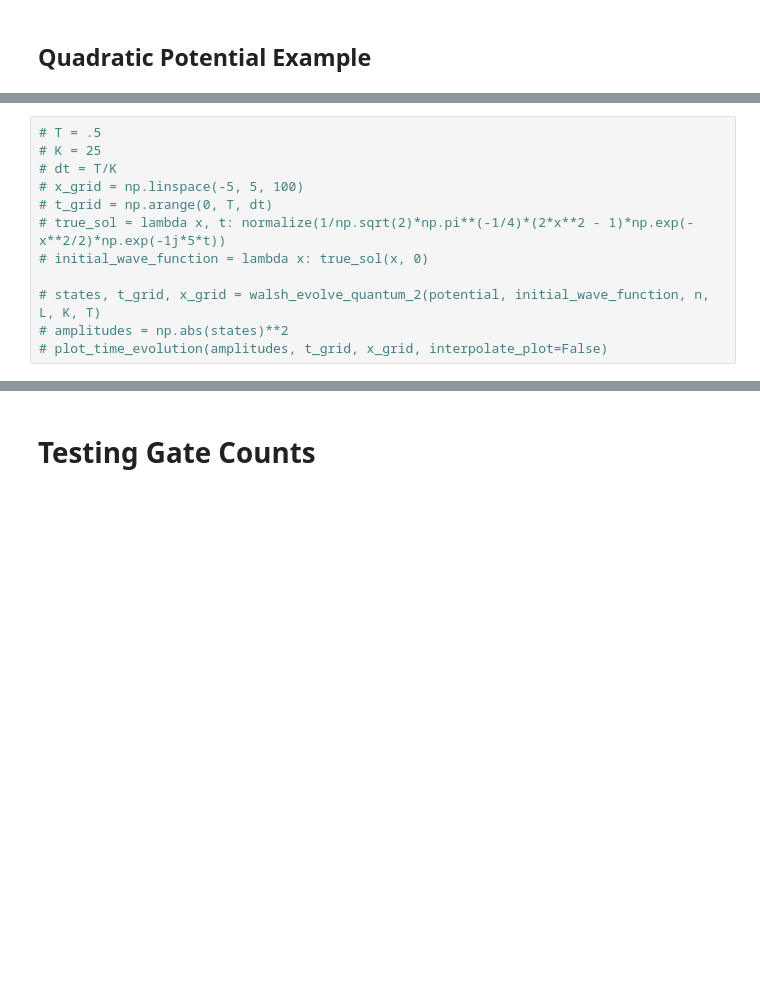
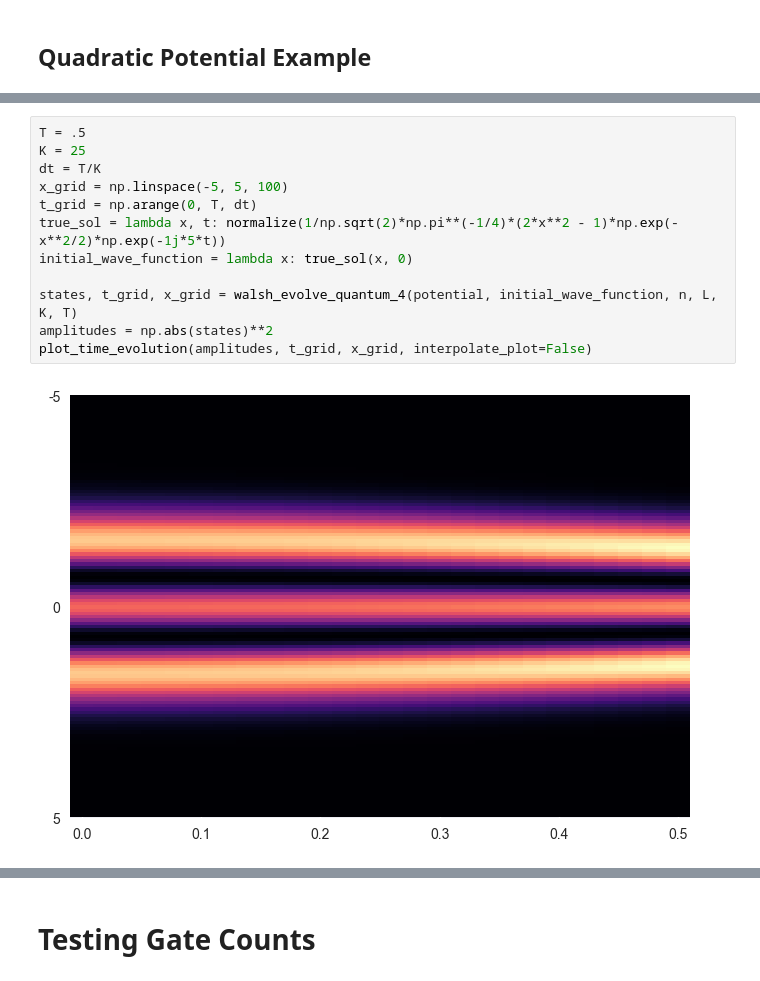
Before and after one commit to samco7/digital-quantum-simulation, a Jupyter notebook: welch/walsh_quantum_runs.ipynb, the cells around one changed output, grey strips where cells are left out. Saved outputs shown, nothing was run; the diff lists cells and outputs as text; blank space fills up the shorter version.

```diff
--- a/welch/walsh_quantum_runs.ipynb
+++ b/welch/walsh_quantum_runs.ipynb
@@ -58,13 +60,15 @@ def round_sf(x, sig_figs):
 # %%
-# T = .5
-# K = 25
-# dt = T/K
-# x_grid = np.linspace(-5, 5, 100)
-# t_grid = np.arange(0, T, dt)
-# true_sol = lambda x, t: normalize(1/np.sqrt(2)*np.pi**(-1/4)*(2*x**2 - 1)*np.exp(-x**2/2)*np.exp(-1j*5*t))
-# initial_wave_function = lambda x: true_sol(x, 0)
+T = .5
+K = 25
+dt = T/K
+x_grid = np.linspace(-5, 5, 100)
+t_grid = np.arange(0, T, dt)
+true_sol = lambda x, t: normalize(1/np.sqrt(2)*np.pi**(-1/4)*(2*x**2 - 1)*np.exp(-x**2/2)*np.exp(-1j*5*t))
+initial_wave_function = lambda x: true_sol(x, 0)
 
-# states, t_grid, x_grid = walsh_evolve_quantum_2(potential, initial_wave_function, n, L, K, T)
-# amplitudes = np.abs(states)**2
-# plot_time_evolution(amplitudes, t_grid, x_grid, interpolate_plot=False)
+states, t_grid, x_grid = walsh_evolve_quantum_4(potential, initial_wave_function, n, L, K, T)
+amplitudes = np.abs(states)**2
+plot_time_evolution(amplitudes, t_grid, x_grid, interpolate_plot=False)
+# %% [output]
+[figure, added]
 # %%
```
Also changed, not shown: parts of 8 cells of this notebook, 1 other file.
